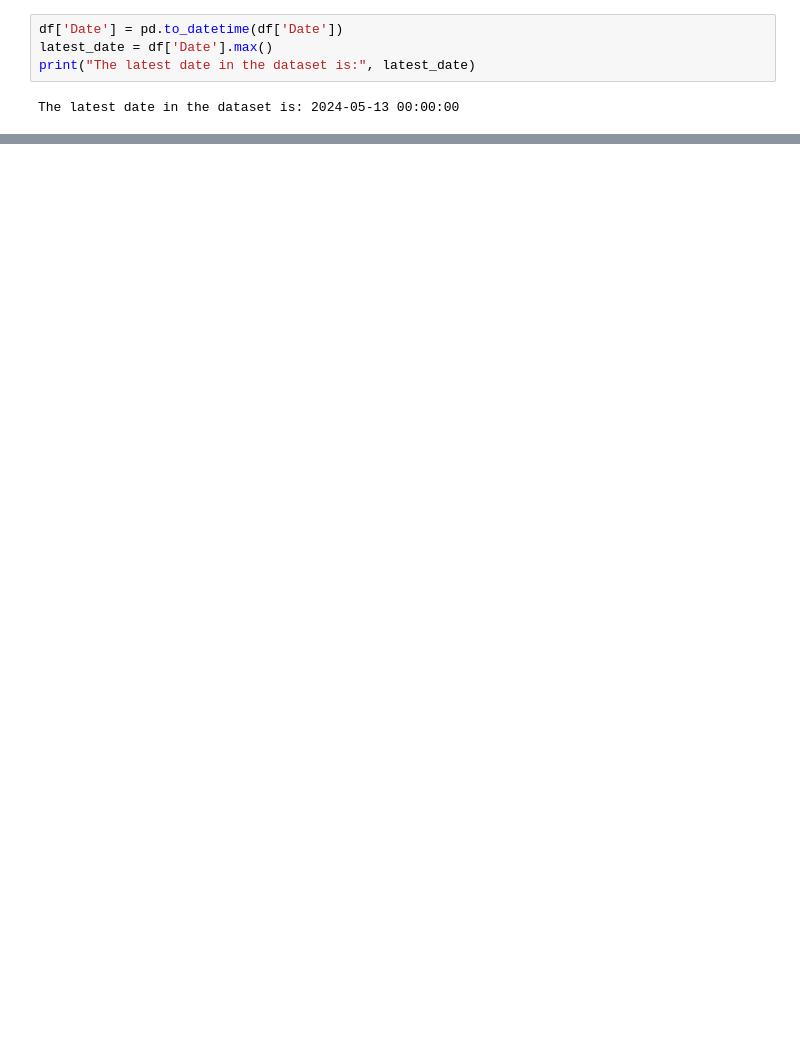
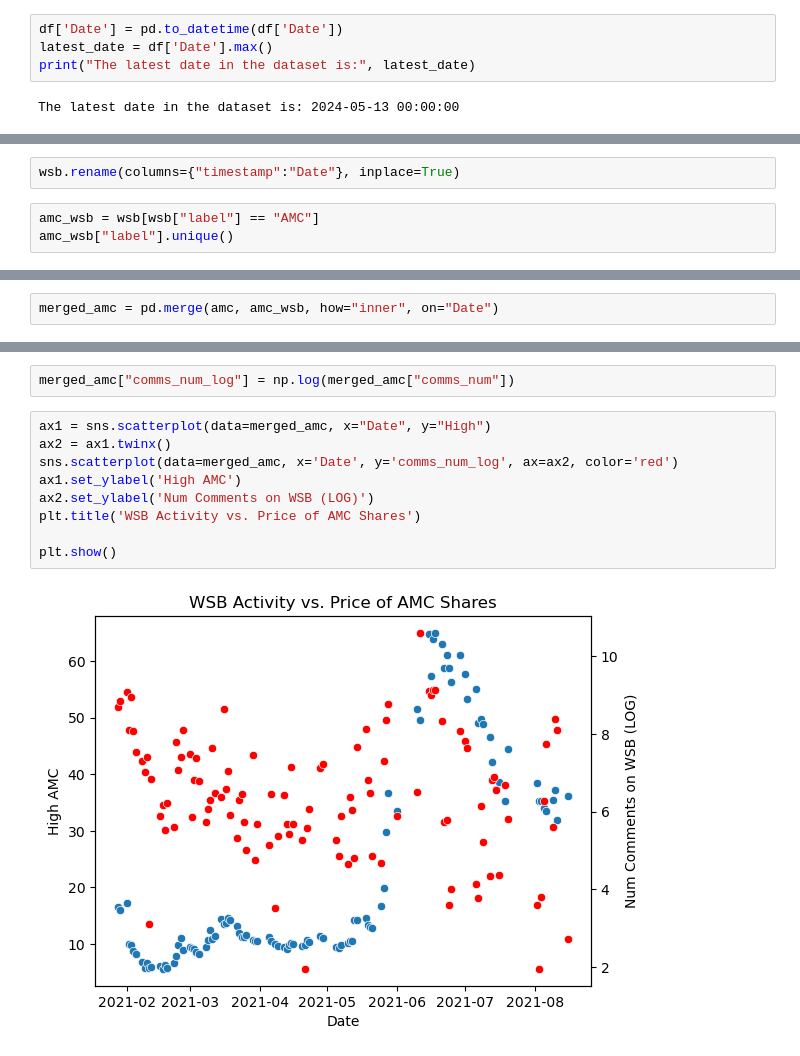
Before and after one commit to applepot437/ai, a Jupyter notebook: sem 1/stocks/stonks.ipynb, the cells around one changed output, grey strips where cells are left out. Drawn from its saved outputs; the diff is of its cells as text; blank space fills up the shorter version.

```diff
--- a/sem 1/stocks/stonks.ipynb
+++ b/sem 1/stocks/stonks.ipynb
@@ -118,0 +212,5 @@ example.head()
+# %%
+wsb.rename(columns={"timestamp":"Date"}, inplace=True)
+# %%
+amc_wsb = wsb[wsb["label"] == "AMC"]
+amc_wsb["label"].unique()
@@ -118,0 +219,2 @@ example.head()
+# %%
+merged_amc = pd.merge(amc, amc_wsb, how="inner", on="Date")
@@ -118,0 +230,13 @@ example.head()
+# %%
+merged_amc["comms_num_log"] = np.log(merged_amc["comms_num"])
+# %%
+ax1 = sns.scatterplot(data=merged_amc, x="Date", y="High")
+ax2 = ax1.twinx()
+sns.scatterplot(data=merged_amc, x='Date', y='comms_num_log', ax=ax2, color='red')
+ax1.set_ylabel('High AMC')
+ax2.set_ylabel('Num Comments on WSB (LOG)')
+plt.title('WSB Activity vs. Price of AMC Shares')
+
+plt.show()
+# %% [output]
+[figure, added]
```
Also changed, not shown: parts of 19 cells of this notebook, 2 other files.
